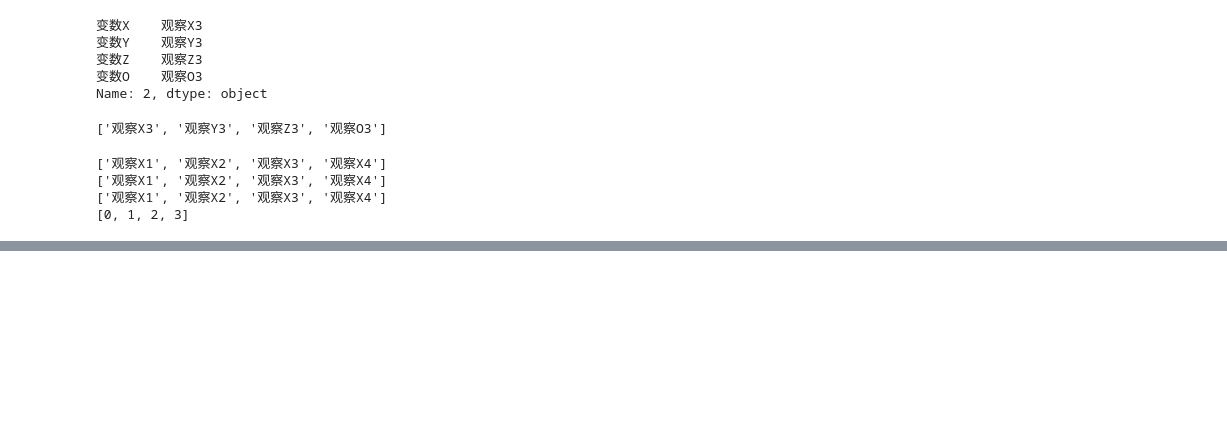
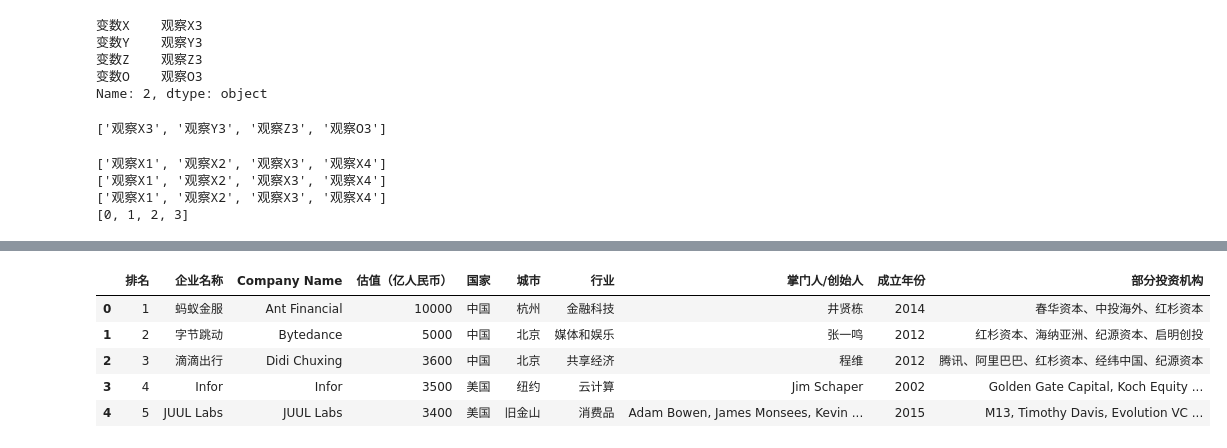
Before and after one commit to liuyu19/python_pandas, a Jupyter notebook: Spring20_Pandas/20春_pandas_week06_try/Untitled.ipynb, the cells around one changed output, grey strips where cells are left out. Saved outputs shown, nothing was run; the diff lists cells and outputs as text; code cells hidden in the pictures; blank space fills up the shorter version.

```diff
--- a/Spring20_Pandas/20春_pandas_week06_try/Untitled.ipynb
+++ b/Spring20_Pandas/20春_pandas_week06_try/Untitled.ipynb
@@ -151,0 +279,16 @@ print ( list(框框 ["变数X"].index) )
+# %%
+df = pd.read_csv("20春_pandas_week02_hurun_unicorn.tsv", encoding="utf8", sep="\t")
+df.head()
+# df是DataFrame的缩写，这里表示读取进来的数据，比如，最简单的一个实例：
+
+# import pandas as pddf = pd.read_excel(r'C:\Users\Shan\Desktop\x.xlsx')print(df.head())
+
+# df.head()会将zhidaoexcel表格专中的第一行看作列名，并默认输出之后的五行。
+#在head后面的括号里面直接写你想要输出的行数也行，比属如2，10，100之类的。
+# %% [output]
+|  | 排名 | 企业名称 | Company Name | 估值（亿人民币） | 国家 | 城市 | 行业 | 掌门人/创始人 | 成立年份 | 部分投资机构 |
+| 0 | 1 | 蚂蚁金服 | Ant Financial | 10000 | 中国 | 杭州 | 金融科技 | 井贤栋 | 2014 | 春华资本、中投海外、红杉资本 |
+| 1 | 2 | 字节跳动 | Bytedance | 5000 | 中国 | 北京 | 媒体和娱乐 | 张一鸣 | 2012 | 红杉资本、海纳亚洲、纪源资本、启明创投 |
+| 2 | 3 | 滴滴出行 | Didi Chuxing | 3600 | 中国 | 北京 | 共享经济 | 程维 | 2012 | 腾讯、阿里巴巴、红杉资本、经纬中国、纪源资本 |
+| 3 | 4 | Infor | Infor | 3500 | 美国 | 纽约 | 云计算 | Jim Schaper | 2002 | Golden Gate Capital, Koch Equity ... |
+| 4 | 5 | JUUL Labs | JUUL Labs | 3400 | 美国 | 旧金山 | 消费品 | Adam Bowen, James Monsees, Kevin ... | 2015 | M13, Timothy Davis, Evolution VC ... |
```
Also changed, not shown: parts of 14 cells of this notebook.
